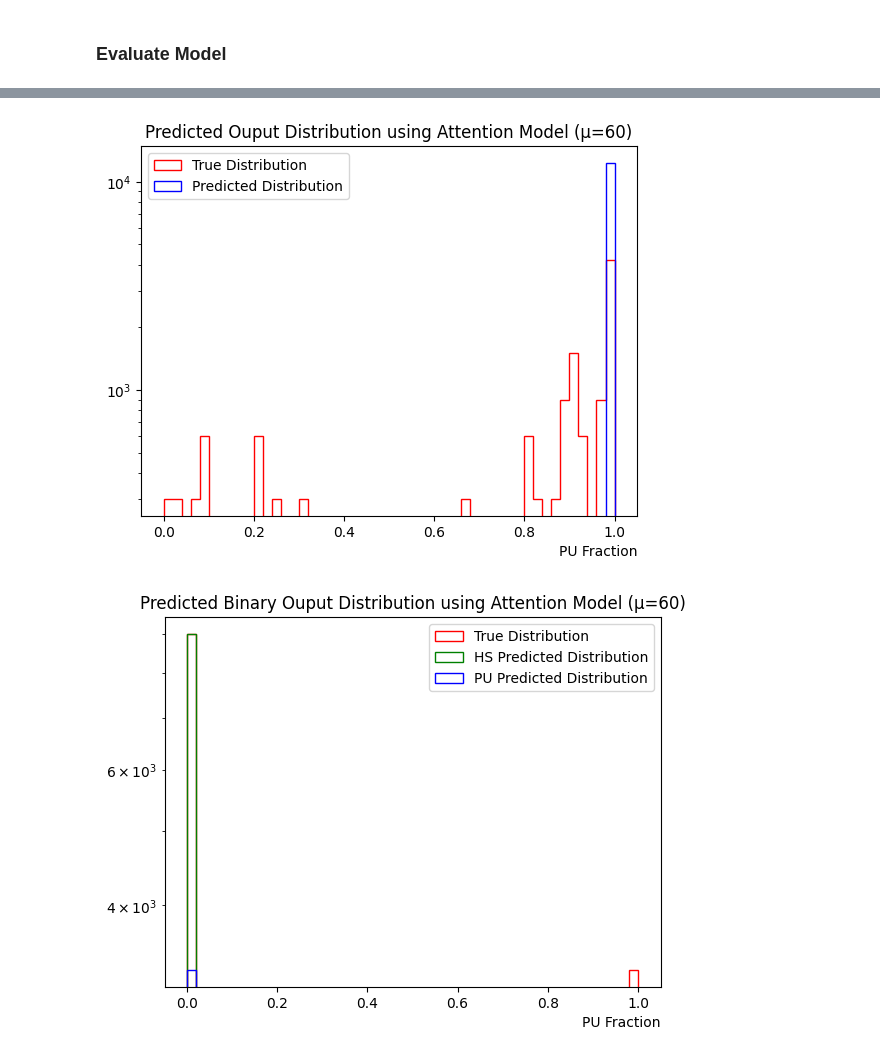
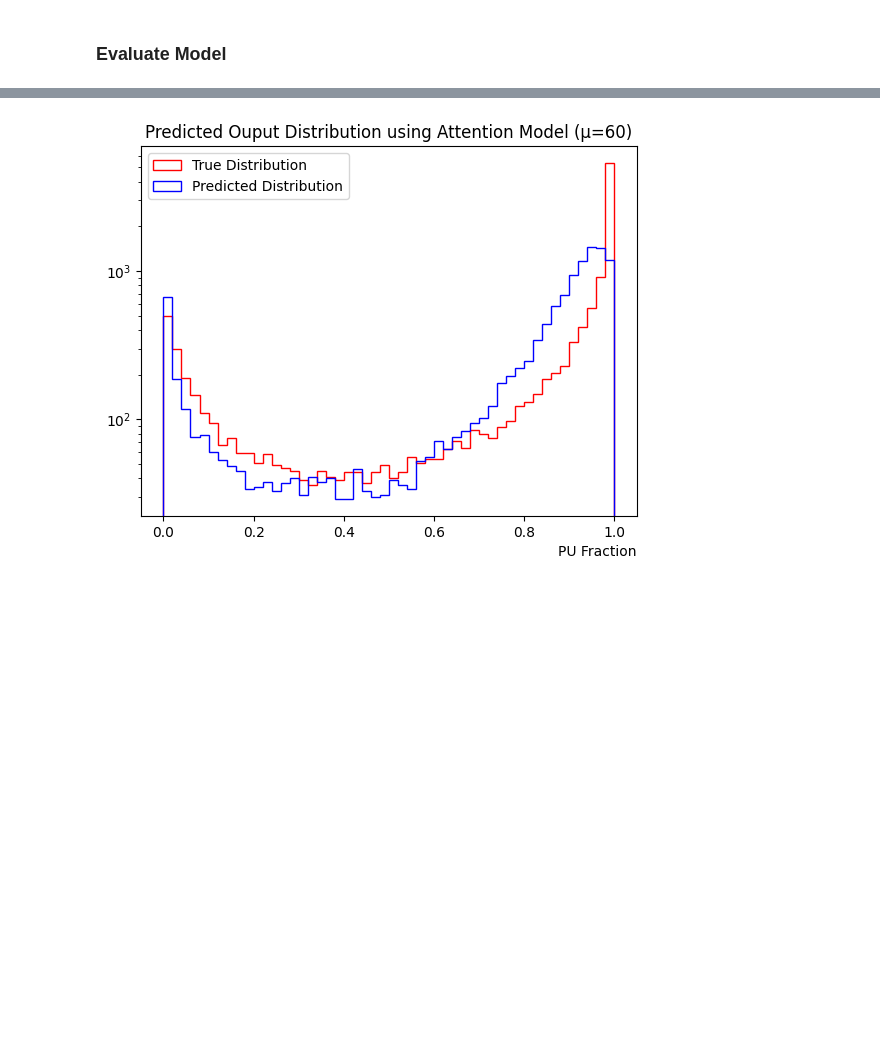
Before and after one commit to LukeV37/Pythia, a Jupyter notebook: Jet_Attention_Model_Event_Level.ipynb, the cells around one changed output, grey strips where cells are left out. Saved outputs shown, nothing was run; the diff lists cells and outputs as text; code cells hidden in the pictures; blank space fills up the shorter version.

```diff
--- a/Jet_Attention_Model_Event_Level.ipynb
+++ b/Jet_Attention_Model_Event_Level.ipynb
@@ -320,6 +320,7 @@ class Model(nn.Module):
 # %%
 model = Model()
 print(model)
-print(model(jet_tensor,trk_tensor))
+output = model(jet_tensor,trk_tensor)
+#print(output)
 # %% [output]
 Model(
@@ -342,7 +338,7 @@ Model(
 # %% [markdown]
 ### Define Training Loop
 # %%
-def train(model, data, epochs=20):
+def train(model, data, epochs=100):
     train_data, validation_data = data
 
     combined_history = []
@@ -469,9 +464,8 @@ Epoch: 19       Train Loss: 0.195026    Val Loss: 0.180704
 # %% [markdown]
 ### Visualize Attention Scores
 # %%
-plotting_num=1
-for i in range(plotting_num):
-    #event_no, jet_no = hs_idx[i]
+plot_events=1
+for i in range(plot_events):
 
     jets_test, trks_test, test_labels, test_bin_labels = dataloader(Events_testing[i])
 
@@ -482,7 +476,7 @@ for i in range(plotting_num):
     # Calculate tick labels
     num_jets = len(output)
     num_trks = len(Events_testing[i][0].trk_features)
-    for j in range(num_jets):
+    for j in range(2):
         # Define subplots
         fig, (ax1, ax2) = plt.subplots(1, 2, figsize=(15,15))
         tick_labels = []
@@ -492,7 +486,8 @@ for i in range(plotting_num):
             tick_labels.append(int(Events_testing[i][j].trk_labels[trk]))
 
         # Plot attention weights
-        im1 = ax1.imshow(trk_weights[j].detach().cpu().numpy())
+        #im1 = ax1.imshow(trk_weights[j].detach().cpu().numpy())
+        im1 = ax1.imshow(trk_weights[j][0:num_trks,0:num_trks].detach().cpu().numpy())
         ax1.set_xticks(ticks, tick_labels)
         ax1.set_yticks(ticks, tick_labels)
         ax1.set_title("Attention Scores Between Tracks")
@@ -510,6 +505,10 @@ for i in range(plotting_num):
                 B = np.linalg.norm(feats2)
                 cos_sim_matrix[u,v] = np.dot(feats1,feats2) / (A*B)
                 cos_sim_matrix[v,u] = cos_sim_matrix[u,v]
+                #print(feats1)
+                #print(feats2)
+                #print(np.dot(feats1,feats2) / (A*B))
+            #print()
 
         # Plot cos similiarity matrix
         im2 = ax2.imshow(cos_sim_matrix)
@@ -549,34 +537,25 @@ binary_true = []
 
 num_test = len(Events_testing)
 for i in range(num_test):
+    jets_test, trks_test, test_labels, test_bin_labels = dataloader(Events_testing[i])
     output, binary, jet_weights, trk_weights = model(jets_test.to(device), trks_test.to(device))
-
-    for i in range(output.shape[0]):
-        predicted_labels.append(1-float(output[i][0].detach().cpu().numpy()))
-        true_labels.append(1-float(test_labels[i][0].detach().numpy()))
-        binary_pred.append(1-float(binary[i][0].detach().cpu().numpy()))
-        binary_true.append(1-float(test_bin_labels[i][0].detach().numpy()))
 
     loss_MSE=loss_fn1(output, test_labels.to(device))
     loss_BCE=loss_fn2(binary, test_bin_labels.to(device))
     loss = ALPHA * loss_MSE + BETA * loss_BCE
     cumulative_loss_test+=loss.detach().cpu().numpy().mean()
+    cumulative_MSE_test+=loss_MSE.detach().cpu().numpy().mean()
+    cumulative_BCE_test+=loss_BCE.detach().cpu().numpy().mean()
 
-cumulative_loss_test = cumulative_loss_test / len(test_labels)
-"""
-        jets_test, trks_test, test_labels, test_bin_labels = dataloader(Events_testing[i])
-        output, binary, jet_weights, trk_weights = model(jets_test.to(device), trks_test.to(device))
-        loss_MSE=loss_fn1(output, test_labels.to(device))
-        loss_BCE=loss_fn2(binary, test_bin_labels.to(device))
-        loss = ALPHA * loss_MSE + BETA * loss_BCE
-        cumulative_loss_test+=loss.detach().cpu().numpy().mean()
-        cumulative_MSE_test+=loss_MSE.detach().cpu().numpy().mean()
-        cumulative_BCE_test+=loss_BCE.detach().cpu().numpy().mean()
+    for j in range(output.shape[0]):
+        predicted_labels.append(1-float(output[j][0].detach().cpu().numpy()))
+        true_labels.append(1-float(test_labels[j][0].detach().numpy()))
+        binary_pred.append(1-float(binary[j][0].detach().cpu().numpy()))
+        binary_true.append(1-float(test_bin_labels[j][0].detach().numpy()))
 
-        cumulative_loss_test = cumulative_loss_test / num_test
-        cumulative_MSE_test = cumulative_MSE_test / num_test
-        cumulative_BCE_test = cumulative_BCE_test / num_test
-"""
+cumulative_loss_test = cumulative_loss_test / num_test
+cumulative_MSE_test = cumulative_MSE_test / num_test
+cumulative_BCE_test = cumulative_BCE_test / num_test
 
 print("Train Loss:\t", combined_history[-1][0])
 print("Val Loss:\t", combined_history[-1][1])
@@ -595,12 +574,12 @@ binary_pred = np.array(binary_pred)
 PU_idxs = np.where(binary_true == 1)
 HS_idxs = np.where(binary_true == 0)
 
-plt.hist(binary_true,histtype='step',color='r',label='True Distribution',bins=50,range=(0,1))
-plt.hist(binary_pred[HS_idxs],histtype='step',color='g',label='HS Predicted Distribution',bins=50,range=(0,1))
-plt.hist(binary_pred[PU_idxs],histtype='step',color='b',label='PU Predicted Distribution',bins=50,range=(0,1))
-plt.title("Predicted Binary Ouput Distribution using Attention Model (\u03BC=60)")
-plt.legend()
-plt.yscale('log')
-plt.xlabel('PU Fraction',loc='right')
-plt.show()
+#plt.hist(binary_true,histtype='step',color='r',label='True Distribution',bins=50,range=(0,1))
+#plt.hist(binary_pred[HS_idxs],histtype='step',color='g',label='HS Predicted Distribution',bins=50,range=(0,1))
+#plt.hist(binary_pred[PU_idxs],histtype='step',color='b',label='PU Predicted Distribution',bins=50,range=(0,1))
+#plt.title("Predicted Binary Ouput Distribution using Attention Model (\u03BC=60)")
+#plt.legend()
+#plt.yscale('log')
+#plt.xlabel('PU Fraction',loc='right')
+#plt.show()
 # %% [output]
@@ -610,2 +589 @@ Test Loss:       1.2541469640848113
-[figure, old version]
+[figure, new version]
-[figure, removed]
```
Also changed, not shown: parts of 10 cells of this notebook.
